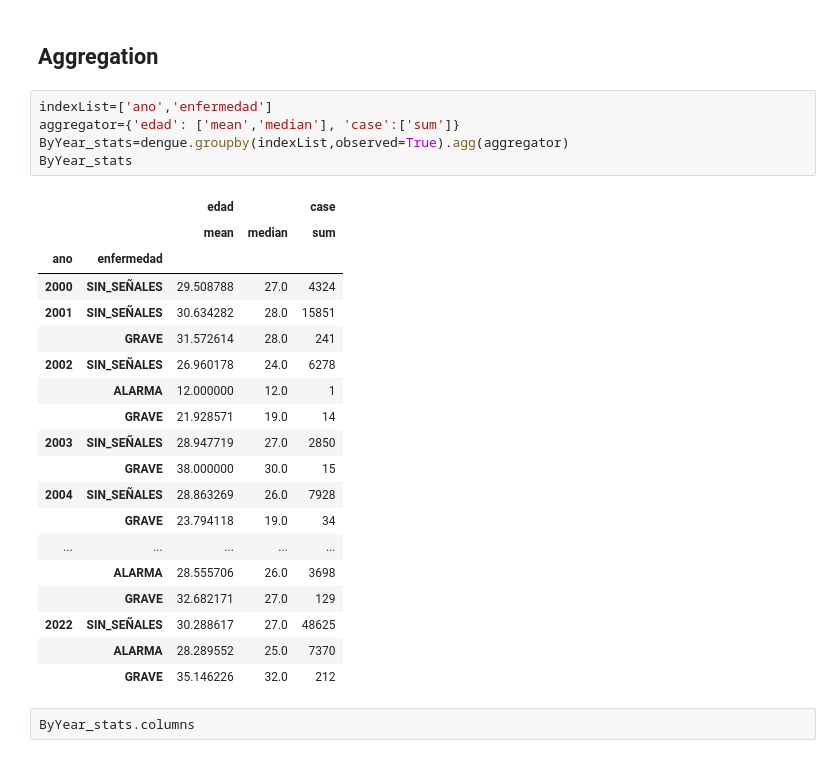
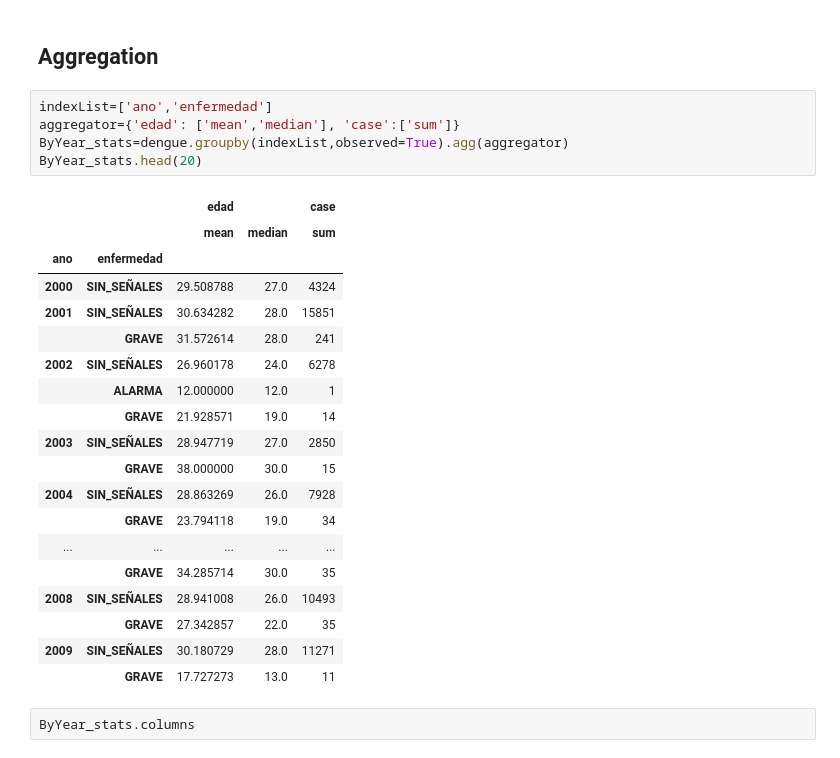
Before and after one commit to SocialAnalytics-StrategicIntelligence/OrganizeExploreAndQuery, a Jupyter notebook: Organize.ipynb, the cells around one changed output. Drawn from its saved outputs; the diff is of its cells as text.

```diff
--- a/Organize.ipynb
+++ b/Organize.ipynb
@@ -69,28 +69,28 @@ Let's start creating _data from these data_!
 # %%
 indexList=['ano','enfermedad']
 aggregator={'edad': ['mean','median'], 'case':['sum']}
 ByYear_stats=dengue.groupby(indexList,observed=True).agg(aggregator)
-ByYear_stats
+ByYear_stats.head(20)
 # %% [output]
 |  |  | edad |  | case |
 |  |  | mean | median | sum |
 | ano | enfermedad |  |  |  |
 | 2000 | SIN_SEÑALES | 29.508788 | 27.0 | 4324 |
 | 2001 | SIN_SEÑALES | 30.634282 | 28.0 | 15851 |
 |  | GRAVE | 31.572614 | 28.0 | 241 |
 | 2002 | SIN_SEÑALES | 26.960178 | 24.0 | 6278 |
 |  | ALARMA | 12.000000 | 12.0 | 1 |
 |  | GRAVE | 21.928571 | 19.0 | 14 |
 | 2003 | SIN_SEÑALES | 28.947719 | 27.0 | 2850 |
 |  | GRAVE | 38.000000 | 30.0 | 15 |
 | 2004 | SIN_SEÑALES | 28.863269 | 26.0 | 7928 |
 |  | GRAVE | 23.794118 | 19.0 | 34 |
 | ... | ... | ... | ... | ... |
-|  | ALARMA | 28.555706 | 26.0 | 3698 |
-|  | GRAVE | 32.682171 | 27.0 | 129 |
-| 2022 | SIN_SEÑALES | 30.288617 | 27.0 | 48625 |
-|  | ALARMA | 28.289552 | 25.0 | 7370 |
-|  | GRAVE | 35.146226 | 32.0 | 212 |
+|  | GRAVE | 34.285714 | 30.0 | 35 |
+| 2008 | SIN_SEÑALES | 28.941008 | 26.0 | 10493 |
+|  | GRAVE | 27.342857 | 22.0 | 35 |
+| 2009 | SIN_SEÑALES | 30.180729 | 28.0 | 11271 |
+|  | GRAVE | 17.727273 | 13.0 | 11 |
 # %%
 ByYear_stats.columns
 # %% [output]
```
Also changed, not shown: parts of 7 cells of this notebook, 1 other file.
